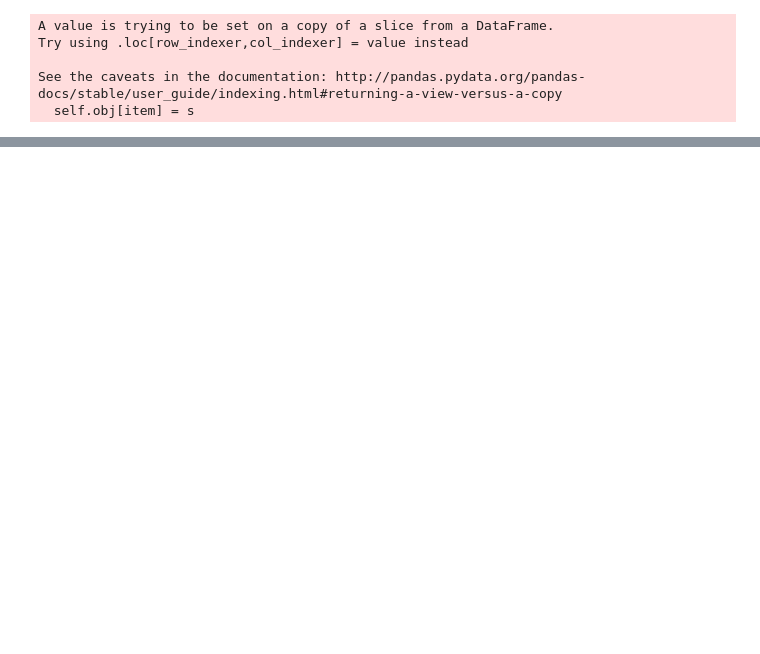
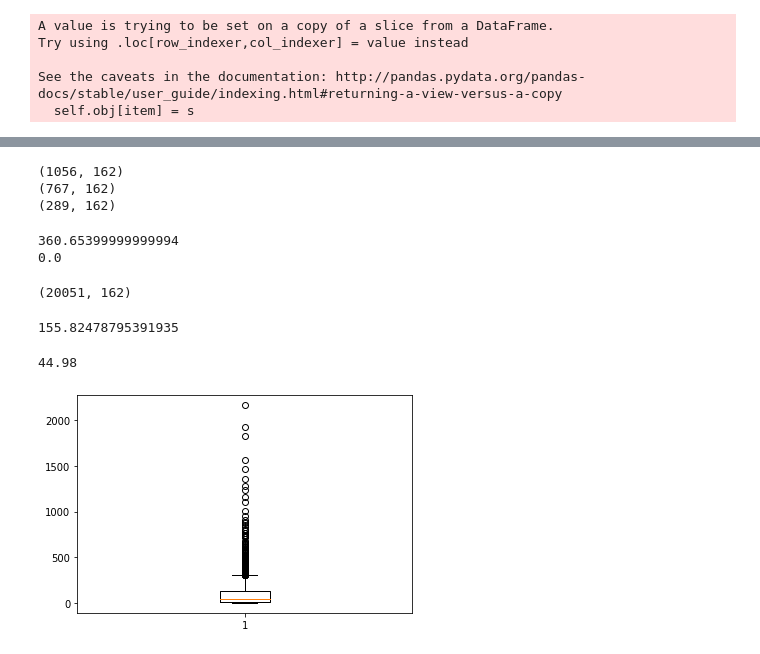
Before and after one commit to jabirshabbir/TelecomChurnCaseStudy, a Jupyter notebook: TelecomChurncasestudy.ipynb, the cells around one changed output, grey strips where cells are left out. Drawn from its saved outputs; the diff is of its cells as text; code cells hidden in the pictures; blank space fills up the shorter version.

```diff
--- a/TelecomChurncasestudy.ipynb
+++ b/TelecomChurncasestudy.ipynb
@@ -346,0 +392,41 @@ churn_dataset_filtered_train.shape
+# %%
+#Print the count churns and non churns when there are nas
+cf2 = churn_dataset_filtered_train[churn_dataset_filtered_train['loc_og_t2t_mou_8'].isna()]
+print(cf2.shape)
+print(cf2[cf2['churn']==1].shape)
+print(cf2[cf2['churn']==0].shape)
+# %% [output]
+(1056, 162)
+(767, 162)
+(289, 162)
+# %%
+churn_dataset_filtered_train.loc[((churn_dataset_filtered_train['churn'] ==1) &(churn_dataset_filtered_train['loc_og_t2t_mou_8'].isna())),['loc_og_t2t_mou_8']] =0.02
+churn_dataset_filtered_train.loc[((churn_dataset_filtered_train['churn'] ==0 )&(churn_dataset_filtered_train['loc_og_t2t_mou_8'].isna())),['loc_og_t2t_mou_8']] =28.76
+# %%
+#The same approach goes with outlier treatment too
+cf = churn_dataset_filtered_train['loc_og_t2t_mou_8']
+#cf =churn_dataset_filtered_train[(churn_dataset_filtered_train['churn'] ==1),['loc_og_t2t_mou_6']]
+print(np.percentile(list(cf),98.5))
+print(np.percentile(list(cf),1.5))
+# %% [output]
+360.65399999999994
+0.0
+# %%
+churn_dataset_filtered_train = churn_dataset_filtered_train[churn_dataset_filtered_train['loc_og_t2t_mou_8']<np.percentile(list(cf),98.5)]
+churn_dataset_filtered_train.shape
+# %% [output]
+(20051, 162)
+# %%
+#Now lets take the next attribute log_og_t2m_mou_6 and check non na values of it
+cf = churn_dataset_filtered_train[~churn_dataset_filtered_train['loc_og_t2m_mou_6'].isna()]
+cf['loc_og_t2m_mou_6'].mean()
+# %% [output]
+155.82478795391935
+# %%
+notna_churn_loc_og_t2m_mou_6 = cf[(cf['churn']==1)]
+
+plt.boxplot(notna_churn_loc_og_t2m_mou_6['loc_og_t2m_mou_6'])
+np.median(notna_churn_loc_og_t2m_mou_6['loc_og_t2m_mou_6'])
+# %% [output]
+44.98
+[figure, added]
```
Also changed, not shown: parts of 64 cells of this notebook.
